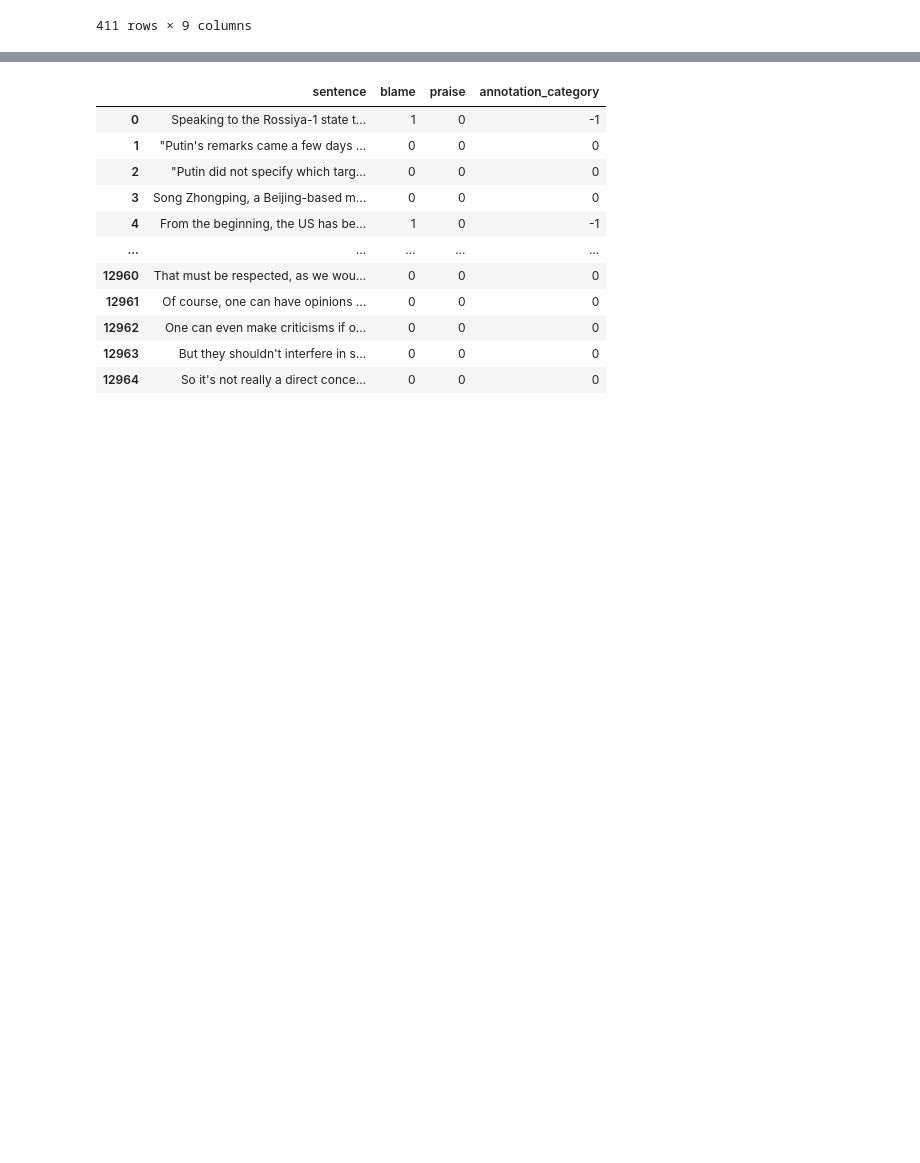
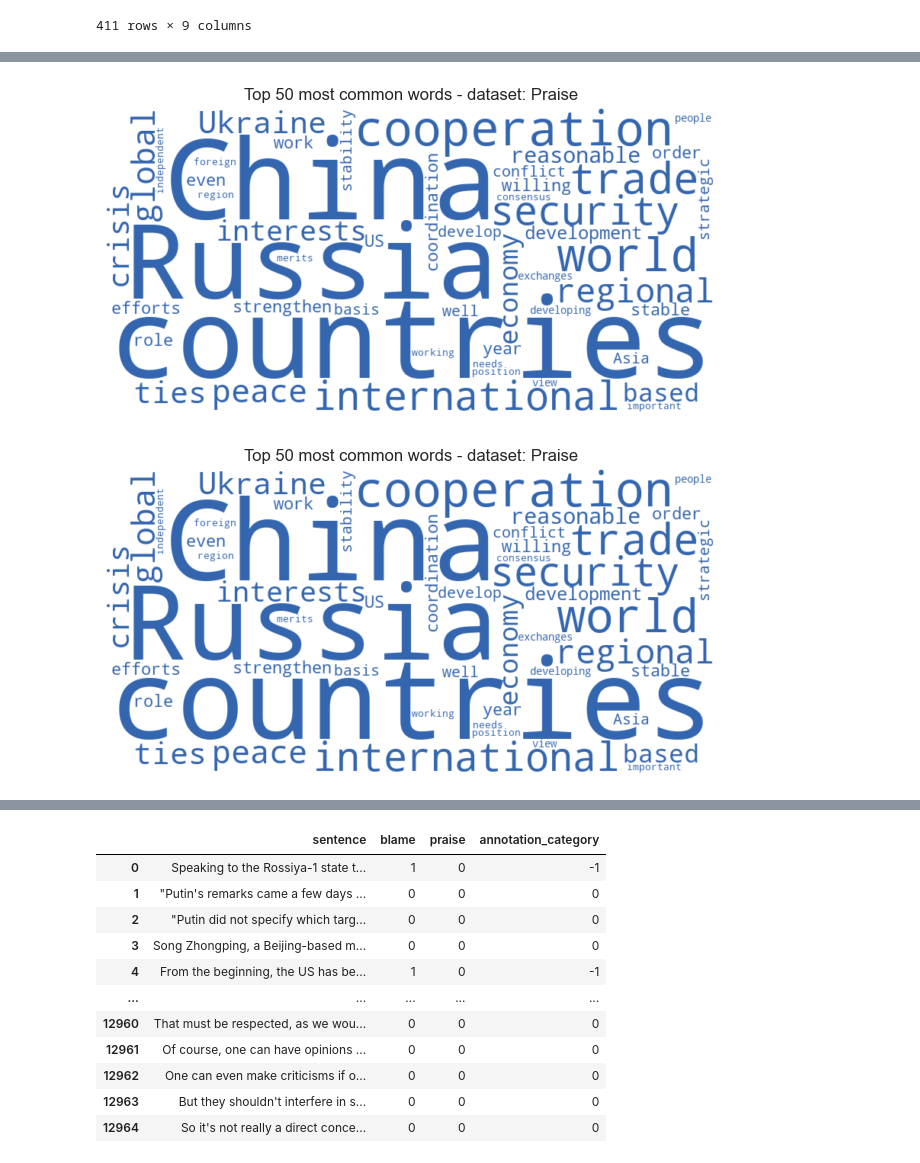
Before and after one commit to szuvarska/BScThesis-TextMiningForPoliticalScience, a Jupyter notebook: BlameAndPraise/model_test_topic.ipynb, the cells around one changed output, grey strips where cells are left out. Saved outputs shown, nothing was run; the diff lists cells and outputs as text; code cells hidden in the pictures; blank space fills up the shorter version.

```diff
--- a/BlameAndPraise/model_test_topic.ipynb
+++ b/BlameAndPraise/model_test_topic.ipynb
@@ -56,0 +70,6 @@ merged_dataframe
+# %%
+praise_plt= plot_top_N_common_words(df_eda[df_eda['annotation_category'] == 'praise'],"Praise", 50)
+praise_plt
+# %% [output]
+[figure, added]
+[figure, added]
```
Also changed, not shown: parts of 16 cells of this notebook, 1 other file.
